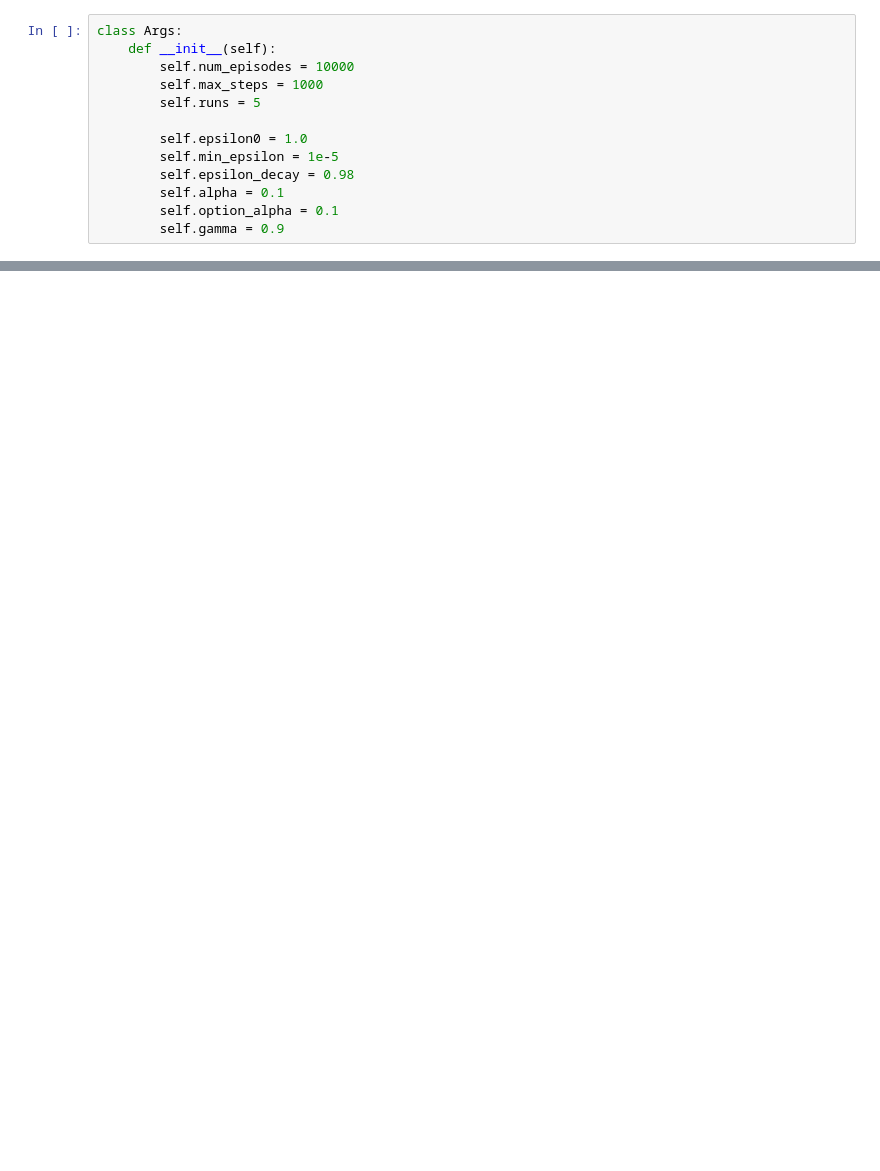
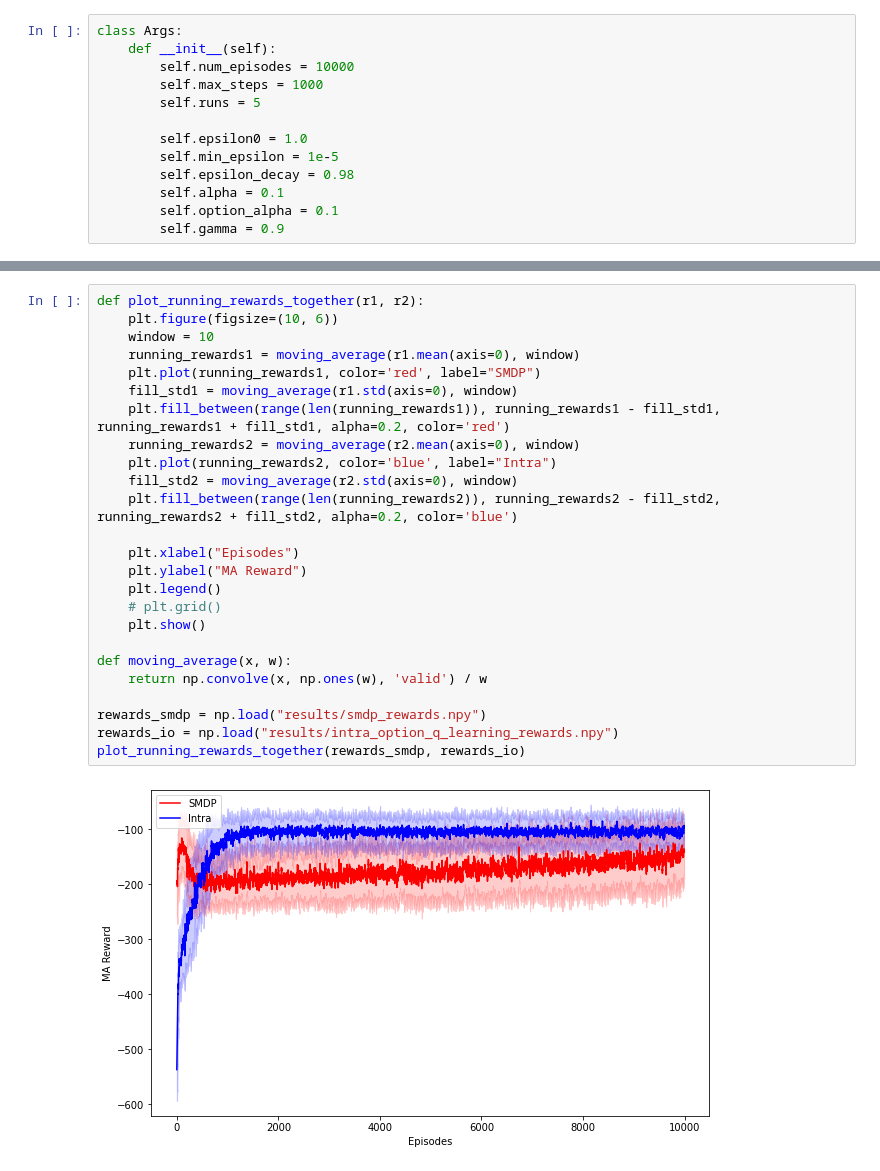
Before and after one commit to nishant-sahoo/RL_Assignments, a Jupyter notebook: Programming Assignments/PA3/notebook.ipynb, the cells around one changed output, grey strips where cells are left out. Drawn from its saved outputs; the diff is of its cells as text; blank space fills up the shorter version.

```diff
--- a/Programming Assignments/PA3/notebook.ipynb
+++ b/Programming Assignments/PA3/notebook.ipynb
@@ -588,0 +546,27 @@ for i, option in enumerate(options):
+# %%
+def plot_running_rewards_together(r1, r2):
+    plt.figure(figsize=(10, 6))
+    window = 10
+    running_rewards1 = moving_average(r1.mean(axis=0), window)
+    plt.plot(running_rewards1, color='red', label="SMDP")
+    fill_std1 = moving_average(r1.std(axis=0), window)
+    plt.fill_between(range(len(running_rewards1)), running_rewards1 - fill_std1, running_rewards1 + fill_std1, alpha=0.2, color='red')
+    running_rewards2 = moving_average(r2.mean(axis=0), window)
+    plt.plot(running_rewards2, color='blue', label="Intra")
+    fill_std2 = moving_average(r2.std(axis=0), window)
+    plt.fill_between(range(len(running_rewards2)), running_rewards2 - fill_std2, running_rewards2 + fill_std2, alpha=0.2, color='blue')
+
+    plt.xlabel("Episodes")
+    plt.ylabel("MA Reward")
+    plt.legend()
+    # plt.grid()
+    plt.show()
+
+def moving_average(x, w):
+    return np.convolve(x, np.ones(w), 'valid') / w
+
+rewards_smdp = np.load("results/smdp_rewards.npy")
+rewards_io = np.load("results/intra_option_q_learning_rewards.npy")
+plot_running_rewards_together(rewards_smdp, rewards_io)
+# %% [output]
+[figure, added]
```
Also changed, not shown: parts of 9 cells of this notebook, 4 other files.
